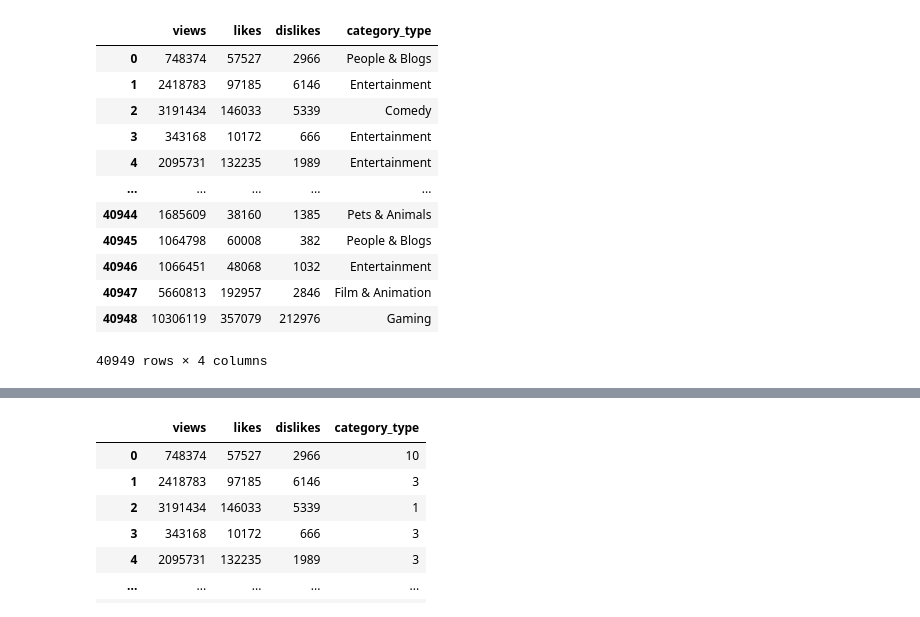
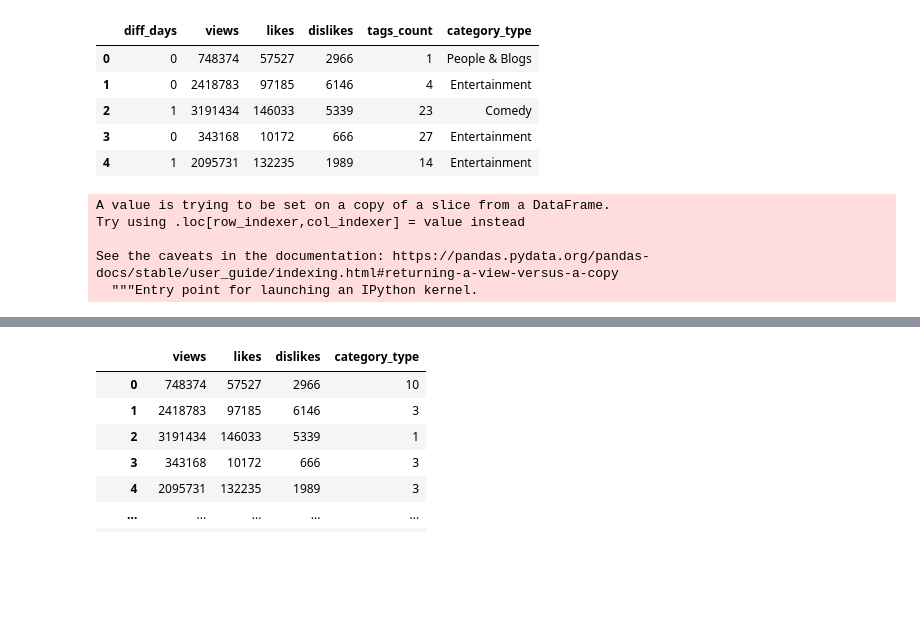
Before and after one commit to GFAmsterdam/Youtube_Trending_Video_Analysis, a Jupyter notebook: Antonio_ML/scaling_data.ipynb, the cells around one changed output, grey strips where cells are left out. Cells and saved outputs as stored; diff of their text form; code cells hidden in the pictures; blank space fills up the shorter version.

```diff
--- a/Antonio_ML/scaling_data.ipynb
+++ b/Antonio_ML/scaling_data.ipynb
@@ -1,6 +1,13 @@
 # %%
-# Dependencies
-import json
+# Initial imports
 import pandas as pd
-import numpy as np
-youtube_df = pd.read_csv('./USvideos_c1.csv')
+
+from sklearn import tree
+from sklearn.preprocessing import StandardScaler
+from sklearn.model_selection import train_test_split
+from sklearn.metrics import confusion_matrix, accuracy_score, classification_report
+youtube_df = pd.read_csv('./Data/USvideos_c1.csv')
+# %%
+youtube_df['trending_date']= youtube_df['trending_date'].values.astype('datetime64[s]')
+youtube_df['publish_time']= youtube_df['publish_time'].values.astype('datetime64[s]')
+youtube_df['diff_days'] = (youtube_df['trending_date'] - youtube_df['publish_time']).dt.days
@@ -26,19 +37,12 @@ category_type             object
 dtype: object
 # %%
-youtube_cl = [['category_id', 'views', 'likes', 'dislikes',  'comment_count']]
+youtube_cl = youtube_df[['diff_days', 'views', 'likes', 'dislikes', 'tags_count',  'category_type']]
 # %%
-youtube_df2
+youtube_cl.head()
 # %% [output]
-|  | views | likes | dislikes | category_type |
-| 0 | 748374 | 57527 | 2966 | People & Blogs |
-| 1 | 2418783 | 97185 | 6146 | Entertainment |
-| 2 | 3191434 | 146033 | 5339 | Comedy |
-| 3 | 343168 | 10172 | 666 | Entertainment |
-| 4 | 2095731 | 132235 | 1989 | Entertainment |
-| ... | ... | ... | ... | ... |
-| 40944 | 1685609 | 38160 | 1385 | Pets & Animals |
-| 40945 | 1064798 | 60008 | 382 | People & Blogs |
-| 40946 | 1066451 | 48068 | 1032 | Entertainment |
-| 40947 | 5660813 | 192957 | 2846 | Film & Animation |
-| 40948 | 10306119 | 357079 | 212976 | Gaming |
+|  | diff_days | views | likes | dislikes | tags_count | category_type |
+| 0 | 0 | 748374 | 57527 | 2966 | 1 | People & Blogs |
+| 1 | 0 | 2418783 | 97185 | 6146 | 4 | Entertainment |
+| 2 | 1 | 3191434 | 146033 | 5339 | 23 | Comedy |
+| 3 | 0 | 343168 | 10172 | 666 | 27 | Entertainment |
+| 4 | 1 | 2095731 | 132235 | 1989 | 14 | Entertainment |
-40949 rows × 4 columns
@@ -44,0 +68,9 @@ youtube_df2
+# %%
+youtube_cl['cat_num'] = youtube_cl['category_type'].apply(lambda x: cat_num[x])
+youtube_cl = youtube_cl.drop(['category_type'], axis=1)
+# %% [output]
+A value is trying to be set on a copy of a slice from a DataFrame.
+Try using .loc[row_indexer,col_indexer] = value instead
+
+See the caveats in the documentation: https://pandas.pydata.org/pandas-docs/stable/user_guide/indexing.html#returning-a-view-versus-a-copy
+  """Entry point for launching an IPython kernel.
```
Also changed, not shown: parts of 15 cells of this notebook, 7 other files.
